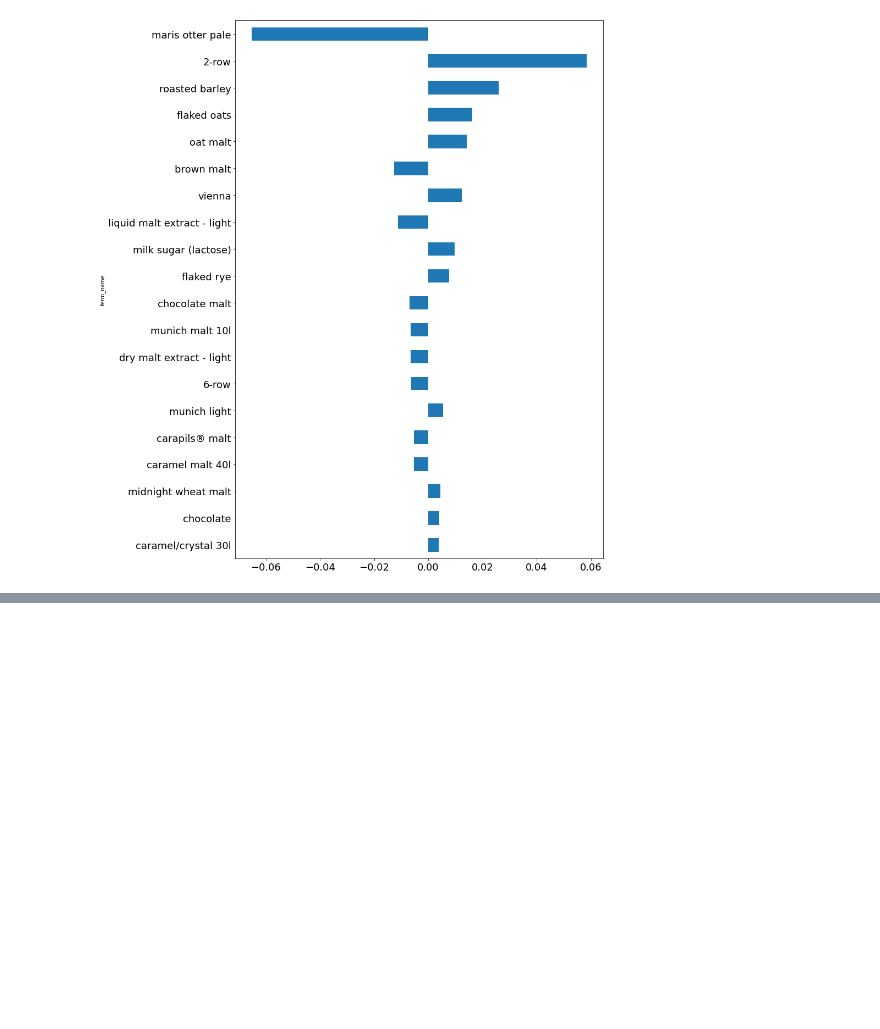
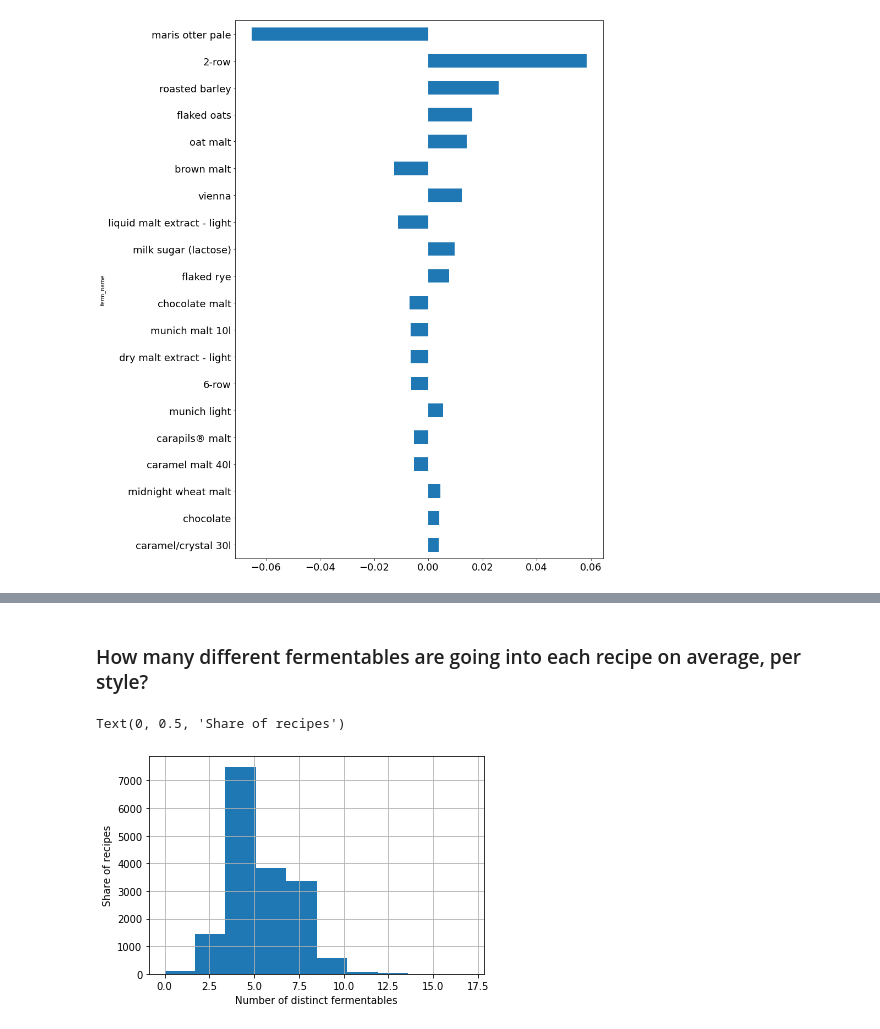
Before and after one commit to rmwoods/beer.ai, a Jupyter notebook: notebooks/Beer Style Differences.ipynb, the cells around one changed output, grey strips where cells are left out. Cells and saved outputs as stored; diff of their text form; code cells hidden in the pictures; blank space fills up the shorter version.

```diff
--- a/notebooks/Beer Style Differences.ipynb
+++ b/notebooks/Beer Style Differences.ipynb
@@ -157,0 +287,9 @@ ferms_by_mass["dif"].iloc[-20:].plot(kind="barh", stacked=False, figsize=(12,18)
+# %% [markdown]
+### How many different fermentables are going into each recipe on average, per style?
+# %%
+stouts.groupby("id").ferm_name.nunique().hist()
+plt.xlabel("Number of distinct fermentables")
+plt.ylabel("Share of recipes")
+# %% [output]
+Text(0, 0.5, 'Share of recipes')
+[figure, added]
```
Also changed, not shown: parts of 25 cells of this notebook.
